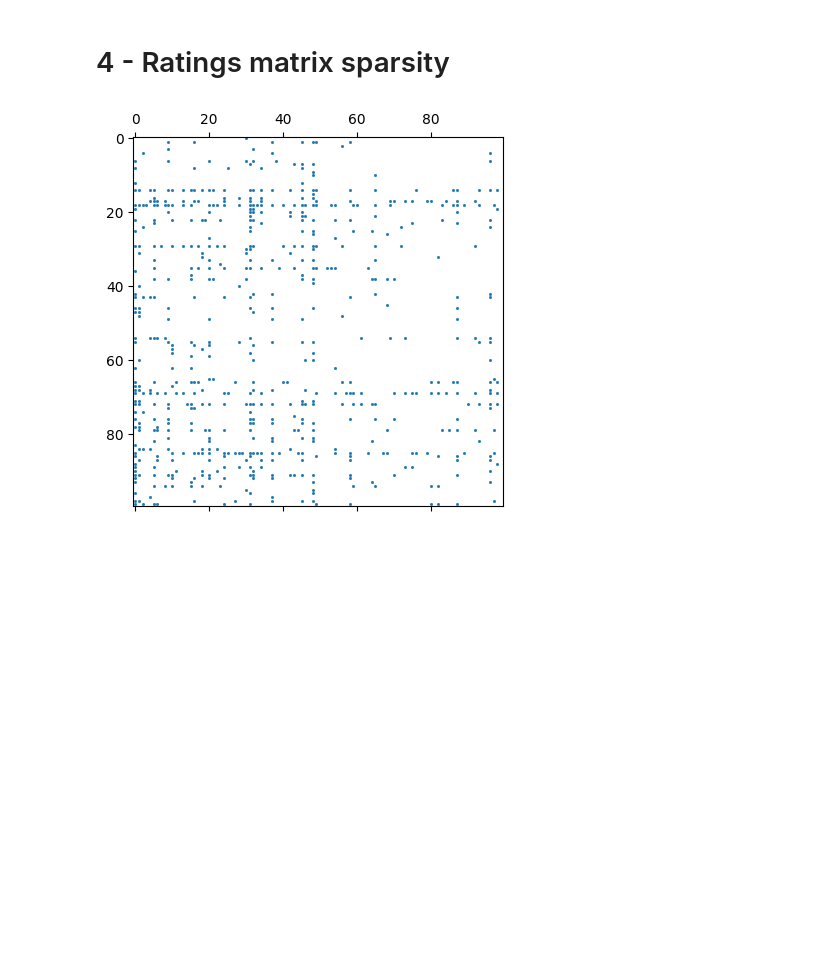
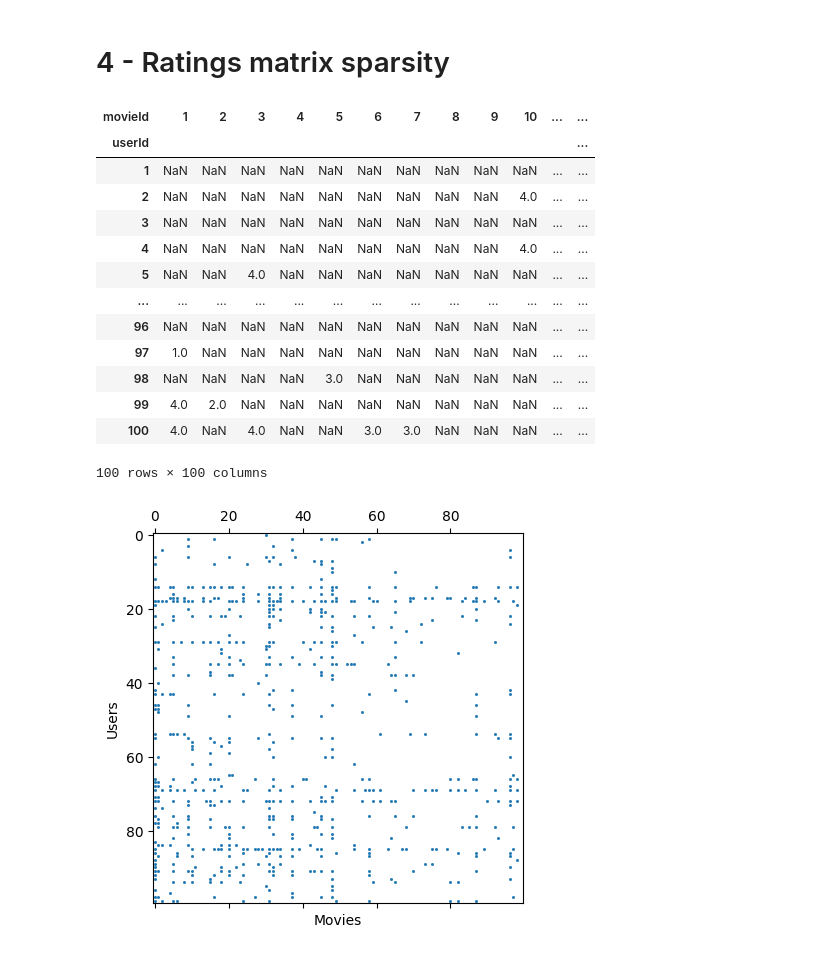
Before and after one commit to imranoski/mlsmm2156-main, a Jupyter notebook: analytics.ipynb, the cells around one changed output. Cells and saved outputs as stored; diff of their text form; code cells hidden in the pictures; blank space fills up the shorter version.

```diff
--- a/analytics.ipynb
+++ b/analytics.ipynb
@@ -253,8 +236,25 @@ xXx: State of the Union (2005)                 1
 # 4 - Ratings matrix sparsity
 # %%
 lim_mat = ratings_matrix.iloc[:100, :100]
+display(lim_mat)
 
 plt.spy(lim_mat, markersize=1)
+plt.xlabel('Movies')
+plt.ylabel('Users')
 plt.show()
 # %% [output]
+| movieId | 1 | 2 | 3 | 4 | 5 | 6 | 7 | 8 | 9 | 10 | ... | ... |
+| userId |  |  |  |  |  |  |  |  |  |  |  | ... |
+| 1 | NaN | NaN | NaN | NaN | NaN | NaN | NaN | NaN | NaN | NaN | ... | ... |
+| 2 | NaN | NaN | NaN | NaN | NaN | NaN | NaN | NaN | NaN | 4.0 | ... | ... |
+| 3 | NaN | NaN | NaN | NaN | NaN | NaN | NaN | NaN | NaN | NaN | ... | ... |
+| 4 | NaN | NaN | NaN | NaN | NaN | NaN | NaN | NaN | NaN | 4.0 | ... | ... |
+| 5 | NaN | NaN | 4.0 | NaN | NaN | NaN | NaN | NaN | NaN | NaN | ... | ... |
+| ... | ... | ... | ... | ... | ... | ... | ... | ... | ... | ... | ... | ... |
+| 96 | NaN | NaN | NaN | NaN | NaN | NaN | NaN | NaN | NaN | NaN | ... | ... |
+| 97 | 1.0 | NaN | NaN | NaN | NaN | NaN | NaN | NaN | NaN | NaN | ... | ... |
+| 98 | NaN | NaN | NaN | NaN | 3.0 | NaN | NaN | NaN | NaN | NaN | ... | ... |
+| 99 | 4.0 | 2.0 | NaN | NaN | NaN | NaN | NaN | NaN | NaN | NaN | ... | ... |
+| 100 | 4.0 | NaN | 4.0 | NaN | NaN | 3.0 | 3.0 | NaN | NaN | NaN | ... | ... |
+100 rows × 100 columns
-[figure, old version]
+[figure, new version]
```
Also changed, not shown: parts of 1 cell of this notebook, 2 other files.
